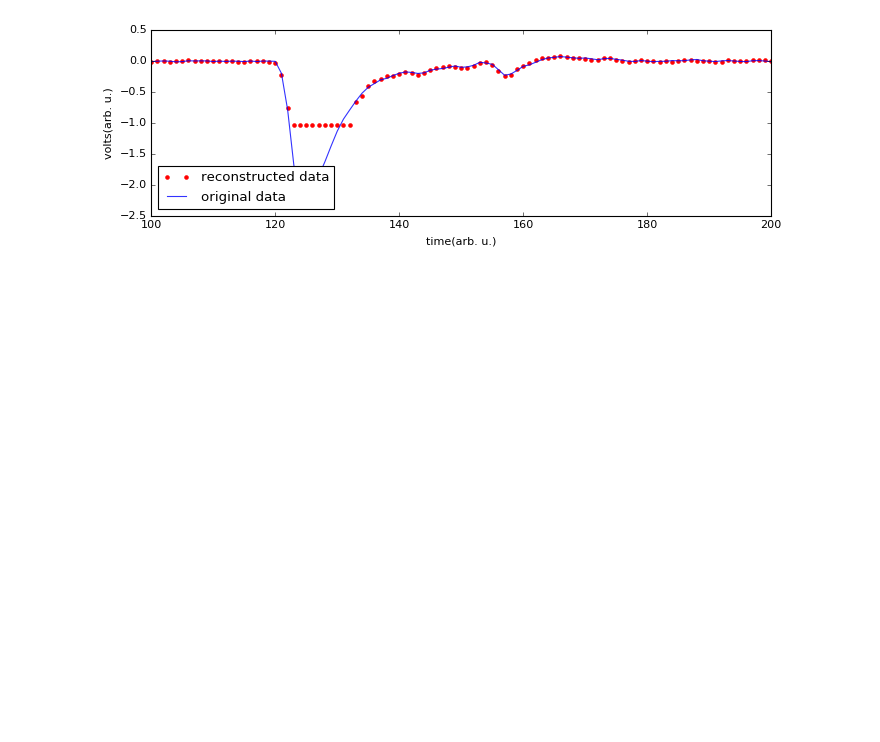
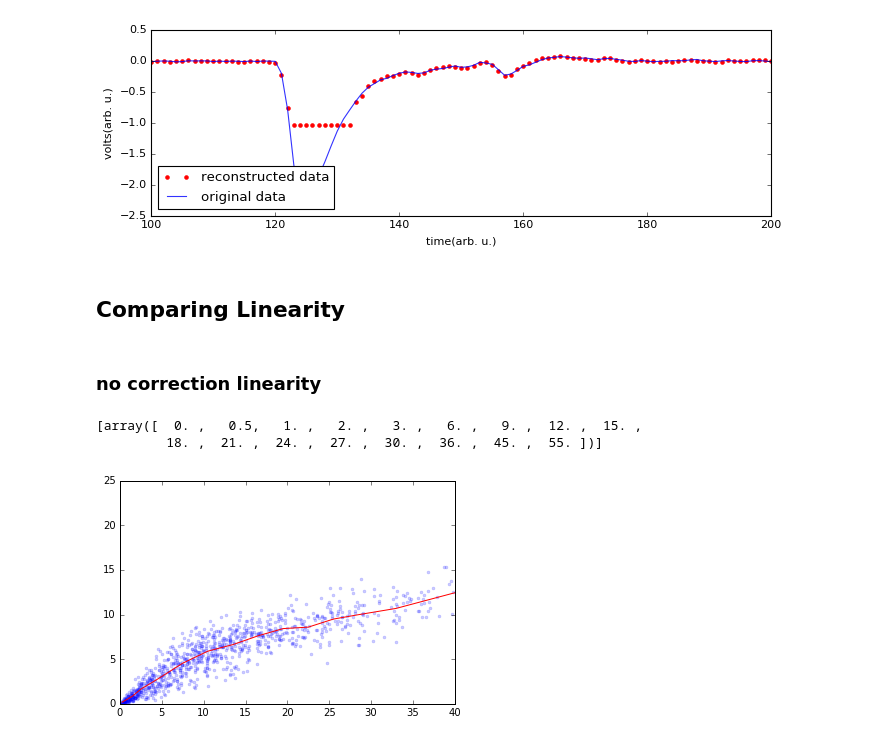
Before and after one commit to sioan/sxd_analysis_methods, a Jupyter notebook: waveform_analysis/saturated_reconstruction.ipynb, the cells around one changed output. Saved outputs shown, nothing was run; the diff lists cells and outputs as text; code cells hidden in the pictures; blank space fills up the shorter version.

```diff
--- a/waveform_analysis/saturated_reconstruction.ipynb
+++ b/waveform_analysis/saturated_reconstruction.ipynb
@@ -238,3 +238,31 @@ show()
 # %% [output]
 773
 [figure]
+# %% [markdown]
+## Comparing Linearity
+# %% [markdown]
+### no correction linearity
+# %%
+apd_reconstructed_traces = dot(my_weights,v[:10])
+
+
+my_edges = array([0,0.5,1,2,3,6,9,12,15,18,21,24,27,30,36,45,55])
+mcp_qsum,apd_qsum = sum(mcp_traces**2,axis=1),sum(apd_traces**2,axis=1)
+
+
+apd_reconstructed_sum = sum(apd_reconstructed_traces**2,axis=1)
+my_hist = binned_statistic_dd(mcp_qsum,apd_qsum,bins=[my_edges],statistic=mean)
+my_recon_hist = binned_statistic_dd(mcp_qsum,apd_reconstructed_sum,bins=[my_edges],statistic=mean)
+# %%
+my_hist.bin_edges
+# %% [output]
+[array([  0. ,   0.5,   1. ,   2. ,   3. ,   6. ,   9. ,  12. ,  15. ,
+         18. ,  21. ,  24. ,  27. ,  30. ,  36. ,  45. ,  55. ])]
+# %%
+plot(mcp_qsum,apd_qsum,'.',alpha=0.2)
+plot((my_hist.bin_edges[0][:-1]+my_hist.bin_edges[0][1:])/2,my_hist.statistic,'r',linewidth=3)
+ylim(0,25)
+xlim(0,40)
+show()
+# %% [output]
+[figure, added]
```
Also changed, not shown: parts of 2 cells of this notebook.
